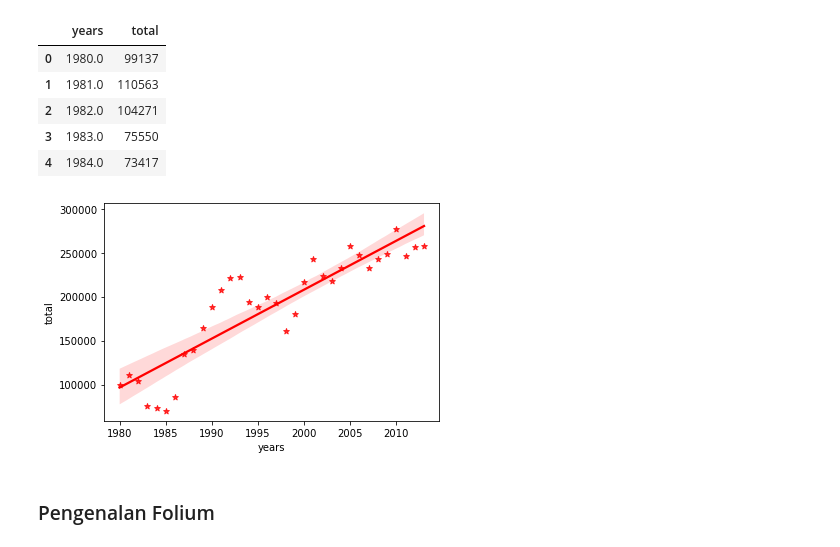
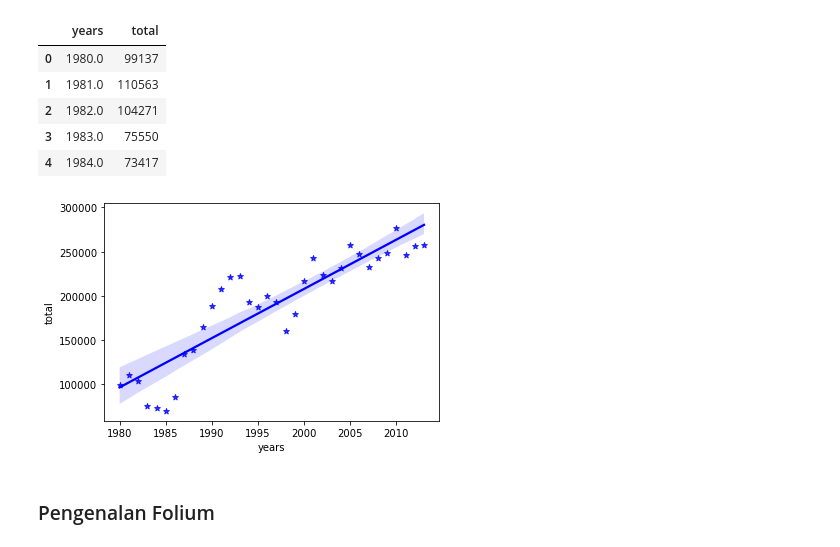
Before and after one commit to ikanurfitriani/H8_10, a Jupyter notebook: pertemuan-8/sesi_8.ipynb, the cells around one changed output. Saved outputs shown, nothing was run; the diff lists cells and outputs as text; code cells hidden in the pictures.

```diff
--- a/pertemuan-8/sesi_8.ipynb
+++ b/pertemuan-8/sesi_8.ipynb
@@ -185,9 +182,9 @@ df_total.head()
 | 4 | 1984.0 | 73417 |
 # %%
 # Create regression plot
-sns.regplot(x='years', y='total', data=df_total, color='red', marker='*');
+sns.regplot(x='years', y='total', data=df_total, color='blue', marker='*');
 # %% [output]
-[figure, old version]
+[figure, new version]
 # %% [markdown]
 ### Pengenalan Folium
 # %%
```
Also changed, not shown: parts of 6 cells of this notebook.
